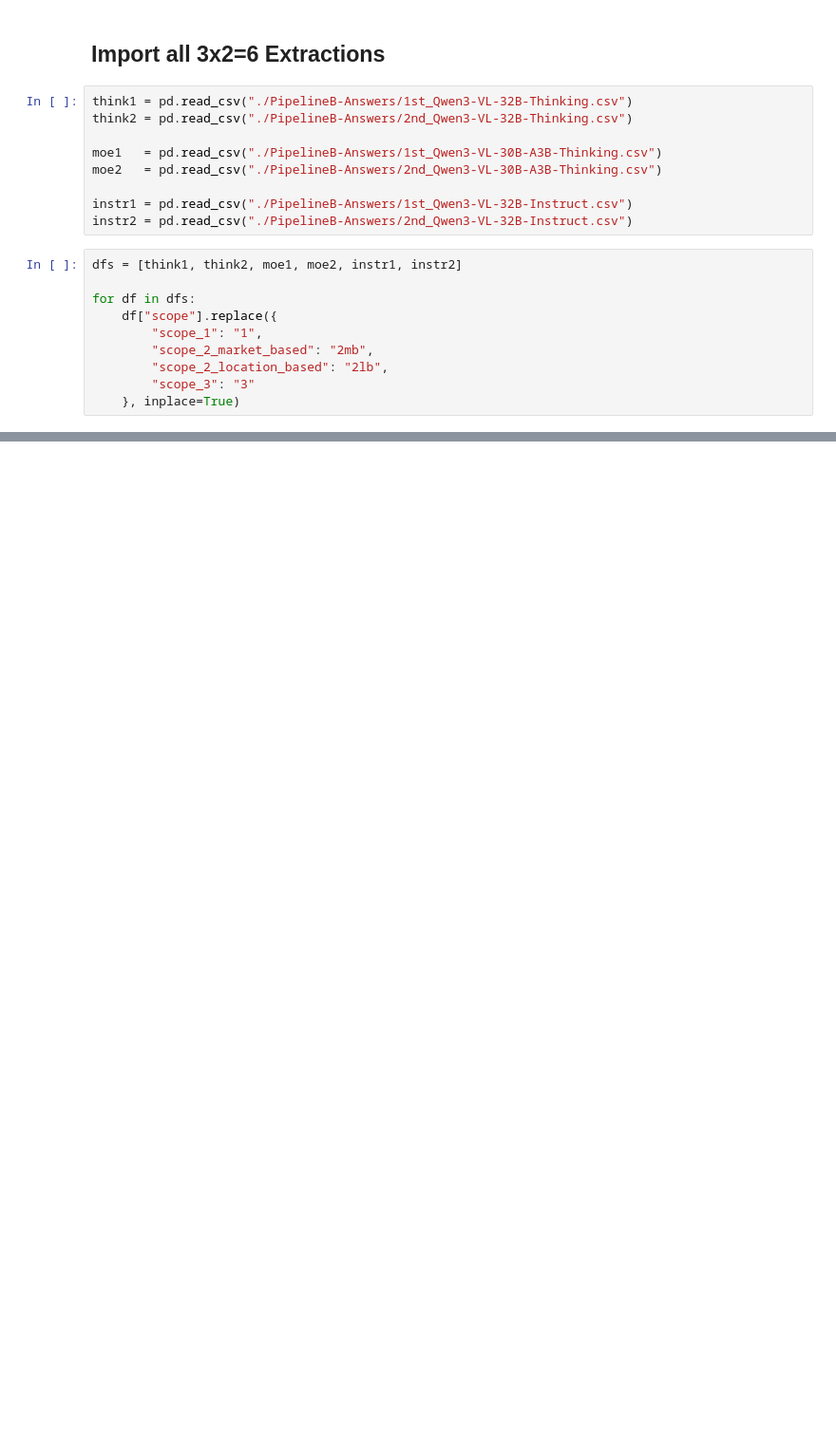
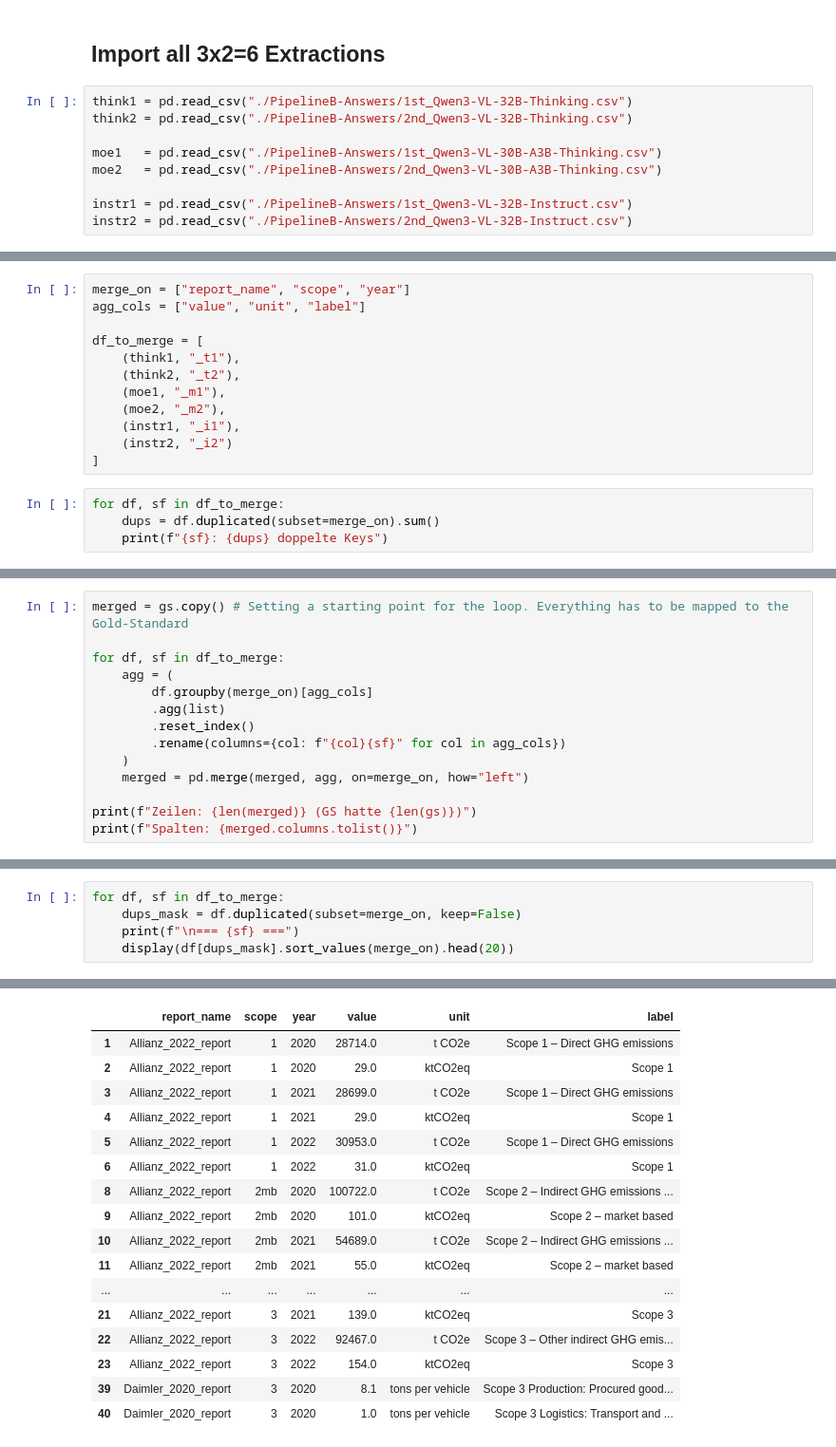
Before and after one commit to KuhlmannJ/2026_BA_Code, a Jupyter notebook: evaluations/PipelineB/evaluationB.ipynb, the cells around one changed output, grey strips where cells are left out. Shown at 95% size. Cells and saved outputs as stored; diff of their text form; blank space fills up the shorter version.

```diff
--- a/evaluations/PipelineB/evaluationB.ipynb
+++ b/evaluations/PipelineB/evaluationB.ipynb
@@ -21,13 +17,3 @@ moe2   = pd.read_csv("./PipelineB-Answers/2nd_Qwen3-VL-30B-A3B-Thinking.csv")
 
 instr1 = pd.read_csv("./PipelineB-Answers/1st_Qwen3-VL-32B-Instruct.csv")
 instr2 = pd.read_csv("./PipelineB-Answers/2nd_Qwen3-VL-32B-Instruct.csv")
-# %%
-dfs = [think1, think2, moe1, moe2, instr1, instr2]
-
-for df in dfs:
-    df["scope"].replace({
-        "scope_1": "1",
-        "scope_2_market_based": "2mb",
-        "scope_2_location_based": "2lb",
-        "scope_3": "3"
-    }, inplace=True)
@@ -102,0 +50,16 @@ for df in dfs:
+# %%
+merge_on = ["report_name", "scope", "year"]
+agg_cols = ["value", "unit", "label"]
+
+df_to_merge = [
+    (think1, "_t1"),
+    (think2, "_t2"),
+    (moe1, "_m1"),
+    (moe2, "_m2"),
+    (instr1, "_i1"),
+    (instr2, "_i2")
+]
+# %%
+for df, sf in df_to_merge:
+    dups = df.duplicated(subset=merge_on).sum()
+    print(f"{sf}: {dups} doppelte Keys")
@@ -102,0 +88,14 @@ for df in dfs:
+# %%
+merged = gs.copy() # Setting a starting point for the loop. Everything has to be mapped to the Gold-Standard
+
+for df, sf in df_to_merge:
+    agg = (
+        df.groupby(merge_on)[agg_cols]
+        .agg(list)
+        .reset_index()
+        .rename(columns={col: f"{col}{sf}" for col in agg_cols})
+    )
+    merged = pd.merge(merged, agg, on=merge_on, how="left")
+
+print(f"Zeilen: {len(merged)} (GS hatte {len(gs)})")
+print(f"Spalten: {merged.columns.tolist()}")
@@ -102,0 +105,6 @@ for df in dfs:
+# %%
+for df, sf in df_to_merge:
+    dups_mask = df.duplicated(subset=merge_on, keep=False)
+    print(f"\n=== {sf} ===")
+    display(df[dups_mask].sort_values(merge_on).head(20))
+# %% [output]
@@ -102,0 +112,17 @@ for df in dfs:
+|  | report_name | scope | year | value | unit | label |
+| 1 | Allianz_2022_report | 1 | 2020 | 28714.0 | t CO2e | Scope 1 – Direct GHG emissions |
+| 2 | Allianz_2022_report | 1 | 2020 | 29.0 | ktCO2eq | Scope 1 |
+| 3 | Allianz_2022_report | 1 | 2021 | 28699.0 | t CO2e | Scope 1 – Direct GHG emissions |
+| 4 | Allianz_2022_report | 1 | 2021 | 29.0 | ktCO2eq | Scope 1 |
+| 5 | Allianz_2022_report | 1 | 2022 | 30953.0 | t CO2e | Scope 1 – Direct GHG emissions |
+| 6 | Allianz_2022_report | 1 | 2022 | 31.0 | ktCO2eq | Scope 1 |
+| 8 | Allianz_2022_report | 2mb | 2020 | 100722.0 | t CO2e | Scope 2 – Indirect GHG emissions ... |
+| 9 | Allianz_2022_report | 2mb | 2020 | 101.0 | ktCO2eq | Scope 2 – market based |
+| 10 | Allianz_2022_report | 2mb | 2021 | 54689.0 | t CO2e | Scope 2 – Indirect GHG emissions ... |
+| 11 | Allianz_2022_report | 2mb | 2021 | 55.0 | ktCO2eq | Scope 2 – market based |
+| ... | ... | ... | ... | ... | ... | ... |
+| 21 | Allianz_2022_report | 3 | 2021 | 139.0 | ktCO2eq | Scope 3 |
+| 22 | Allianz_2022_report | 3 | 2022 | 92467.0 | t CO2e | Scope 3 – Other indirect GHG emis... |
+| 23 | Allianz_2022_report | 3 | 2022 | 154.0 | ktCO2eq | Scope 3 |
+| 39 | Daimler_2020_report | 3 | 2020 | 8.1 | tons per vehicle | Scope 3 Production: Procured good... |
+| 40 | Daimler_2020_report | 3 | 2020 | 1.0 | tons per vehicle | Scope 3 Logistics: Transport and ... |
```
Also changed, not shown: parts of 21 cells of this notebook, 2 other files.
